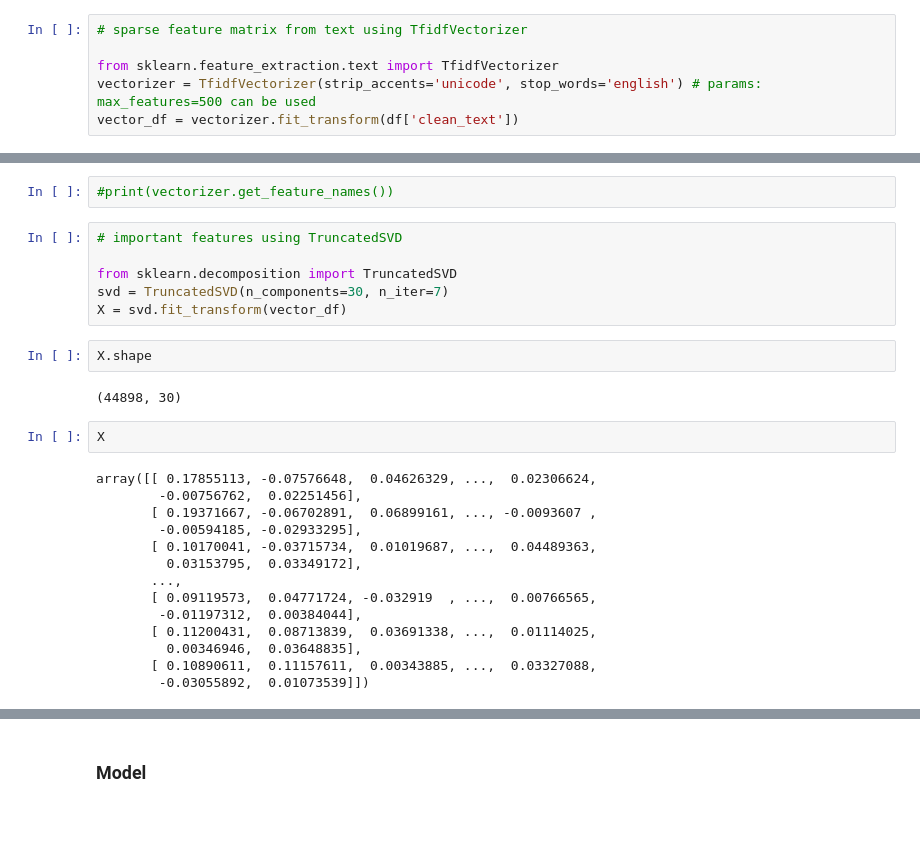
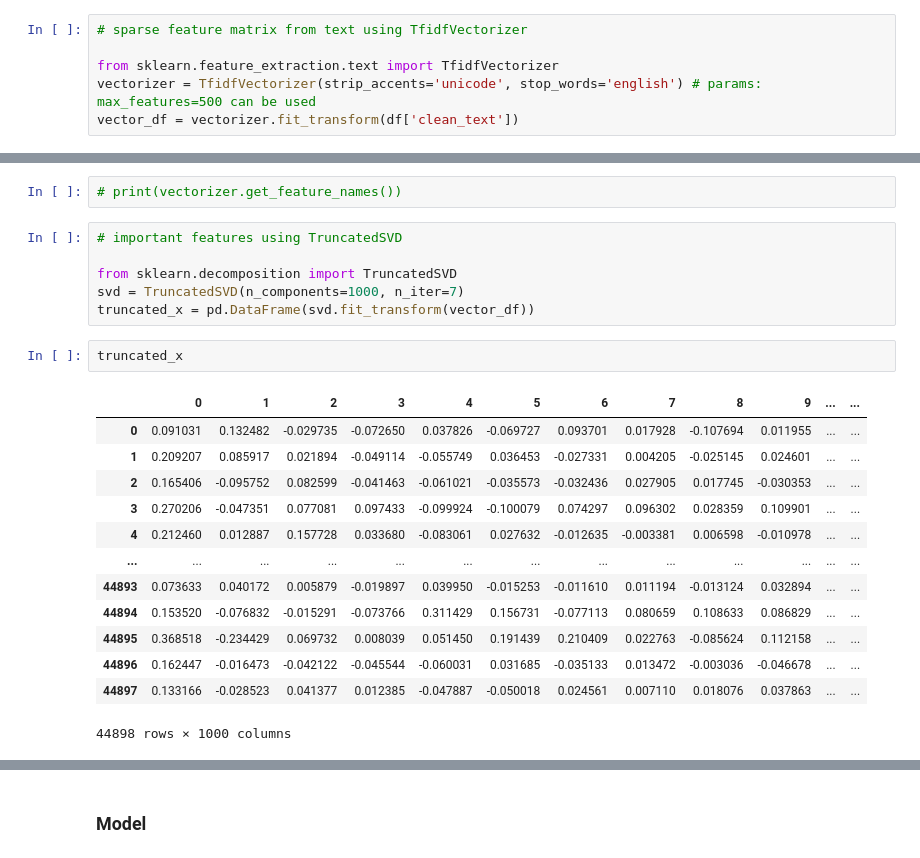
Before and after one commit to nayemmajhar/fake-news-detection, a Jupyter notebook: code/fake-news-detection.ipynb, the cells around one changed output, grey strips where cells are left out. Cells and saved outputs as stored; diff of their text form; blank space fills up the shorter version.

```diff
--- a/code/fake-news-detection.ipynb
+++ b/code/fake-news-detection.ipynb
@@ -93,28 +129,24 @@ vector_df.shape
 # %%
-#print(vectorizer.get_feature_names())
+# print(vectorizer.get_feature_names())
 # %%
 # important features using TruncatedSVD
 
 from sklearn.decomposition import TruncatedSVD
-svd = TruncatedSVD(n_components=30, n_iter=7)
-X = svd.fit_transform(vector_df)
+svd = TruncatedSVD(n_components=1000, n_iter=7)
+truncated_x = pd.DataFrame(svd.fit_transform(vector_df))
-# %%
-X.shape
-# %% [output]
-(44898, 30)
-# %%
-X
-# %% [output]
-array([[ 0.17855113, -0.07576648,  0.04626329, ...,  0.02306624,
-        -0.00756762,  0.02251456],
-       [ 0.19371667, -0.06702891,  0.06899161, ..., -0.0093607 ,
-        -0.00594185, -0.02933295],
-       [ 0.10170041, -0.03715734,  0.01019687, ...,  0.04489363,
-         0.03153795,  0.03349172],
-       ...,
-       [ 0.09119573,  0.04771724, -0.032919  , ...,  0.00766565,
-        -0.01197312,  0.00384044],
-       [ 0.11200431,  0.08713839,  0.03691338, ...,  0.01114025,
-         0.00346946,  0.03648835],
-       [ 0.10890611,  0.11157611,  0.00343885, ...,  0.03327088,
-        -0.03055892,  0.01073539]])
+# %%
+truncated_x
+# %% [output]
+|  | 0 | 1 | 2 | 3 | 4 | 5 | 6 | 7 | 8 | 9 | ... | ... |
+| 0 | 0.091031 | 0.132482 | -0.029735 | -0.072650 | 0.037826 | -0.069727 | 0.093701 | 0.017928 | -0.107694 | 0.011955 | ... | ... |
+| 1 | 0.209207 | 0.085917 | 0.021894 | -0.049114 | -0.055749 | 0.036453 | -0.027331 | 0.004205 | -0.025145 | 0.024601 | ... | ... |
+| 2 | 0.165406 | -0.095752 | 0.082599 | -0.041463 | -0.061021 | -0.035573 | -0.032436 | 0.027905 | 0.017745 | -0.030353 | ... | ... |
+| 3 | 0.270206 | -0.047351 | 0.077081 | 0.097433 | -0.099924 | -0.100079 | 0.074297 | 0.096302 | 0.028359 | 0.109901 | ... | ... |
+| 4 | 0.212460 | 0.012887 | 0.157728 | 0.033680 | -0.083061 | 0.027632 | -0.012635 | -0.003381 | 0.006598 | -0.010978 | ... | ... |
+| ... | ... | ... | ... | ... | ... | ... | ... | ... | ... | ... | ... | ... |
+| 44893 | 0.073633 | 0.040172 | 0.005879 | -0.019897 | 0.039950 | -0.015253 | -0.011610 | 0.011194 | -0.013124 | 0.032894 | ... | ... |
+| 44894 | 0.153520 | -0.076832 | -0.015291 | -0.073766 | 0.311429 | 0.156731 | -0.077113 | 0.080659 | 0.108633 | 0.086829 | ... | ... |
+| 44895 | 0.368518 | -0.234429 | 0.069732 | 0.008039 | 0.051450 | 0.191439 | 0.210409 | 0.022763 | -0.085624 | 0.112158 | ... | ... |
+| 44896 | 0.162447 | -0.016473 | -0.042122 | -0.045544 | -0.060031 | 0.031685 | -0.035133 | 0.013472 | -0.003036 | -0.046678 | ... | ... |
+| 44897 | 0.133166 | -0.028523 | 0.041377 | 0.012385 | -0.047887 | -0.050018 | 0.024561 | 0.007110 | 0.018076 | 0.037863 | ... | ... |
+44898 rows × 1000 columns
```
Also changed, not shown: parts of 19 cells of this notebook, 1 other file.
